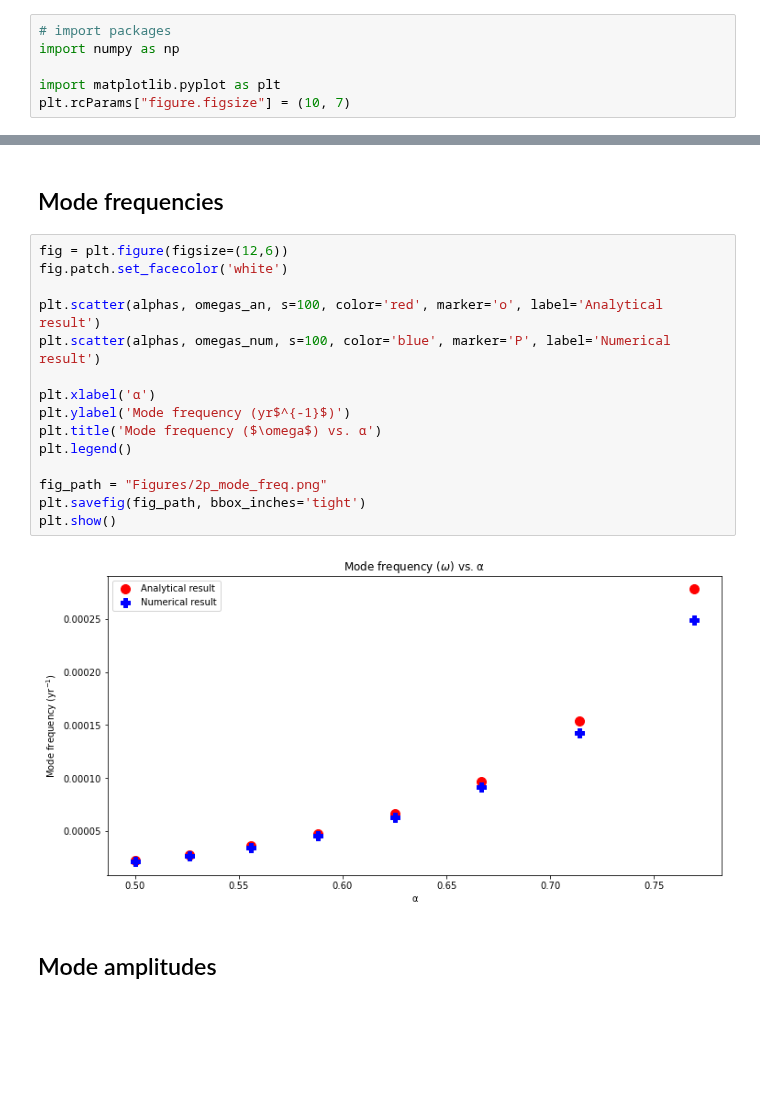
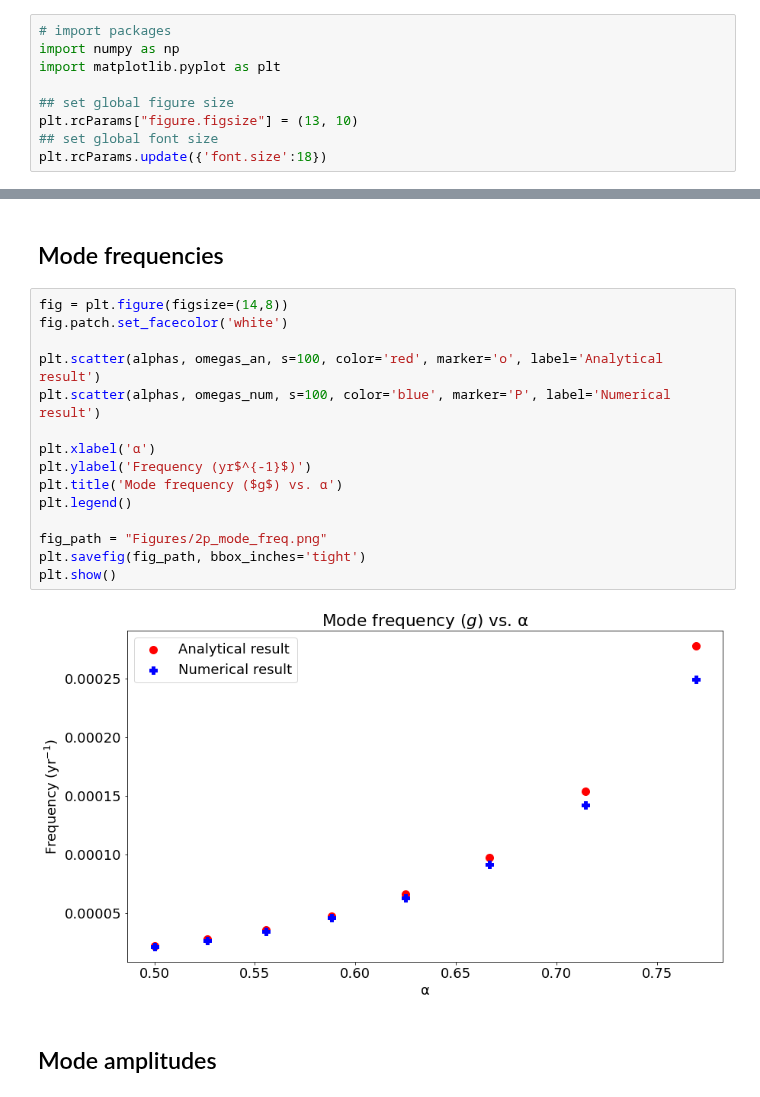
Before and after one commit to Jupiter1994/inc-dynamics, a Jupyter notebook: two_planet/mode_freqs_and_amps.ipynb, the cells around one changed output, grey strips where cells are left out. Drawn from its saved outputs; the diff is of its cells as text; blank space fills up the shorter version.

```diff
--- a/two_planet/mode_freqs_and_amps.ipynb
+++ b/two_planet/mode_freqs_and_amps.ipynb
@@ -12,9 +12,12 @@ $. $v_1^B$ is the component of $\vec{v}_1$ corresponding to the innermost planet
 # %%
 # import packages
 import numpy as np
+import matplotlib.pyplot as plt
 
-import matplotlib.pyplot as plt
-plt.rcParams["figure.figsize"] = (10, 7)
+## set global figure size
+plt.rcParams["figure.figsize"] = (13, 10)
+## set global font size
+plt.rcParams.update({'font.size':18})
 # %% [markdown]
 Define the arrays that contain the derived numerical and analytical values of $\omega$ and $\vec{v}_1$.
 # %%
@@ -39,22 +42,22 @@ v1_C_an = np.asarray([2.59209608,2.63099399,2.6770972,2.72067589,\
 # %% [markdown]
 ## Mode frequencies
 # %%
-fig = plt.figure(figsize=(12,6))
+fig = plt.figure(figsize=(14,8))
 fig.patch.set_facecolor('white')
 
 plt.scatter(alphas, omegas_an, s=100, color='red', marker='o', label='Analytical result')
 plt.scatter(alphas, omegas_num, s=100, color='blue', marker='P', label='Numerical result')
 
 plt.xlabel('α')
-plt.ylabel('Mode frequency (yr$^{-1}$)')
-plt.title('Mode frequency ($\omega$) vs. α')
+plt.ylabel('Frequency (yr$^{-1}$)')
+plt.title('Mode frequency ($g$) vs. α')
 plt.legend()
 
 fig_path = "Figures/2p_mode_freq.png"
 plt.savefig(fig_path, bbox_inches='tight')
 plt.show()
 # %% [output]
-[figure, old version]
+[figure, new version]
 # %% [markdown]
 ## Mode amplitudes
 # %%
```
Also changed, not shown: parts of 3 cells of this notebook, 8 other files.
